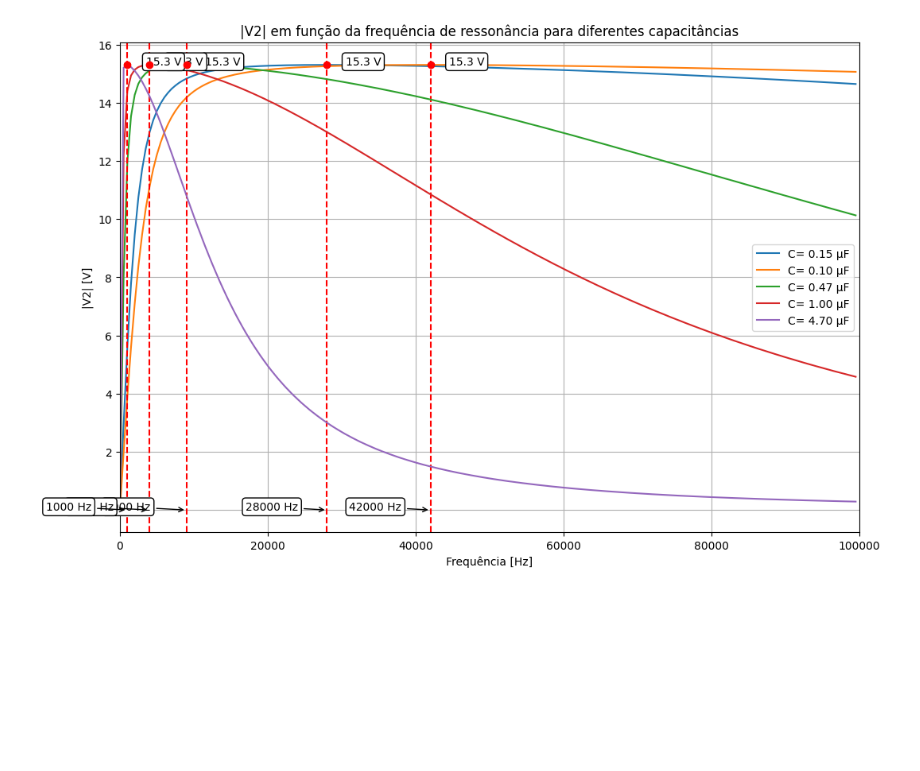
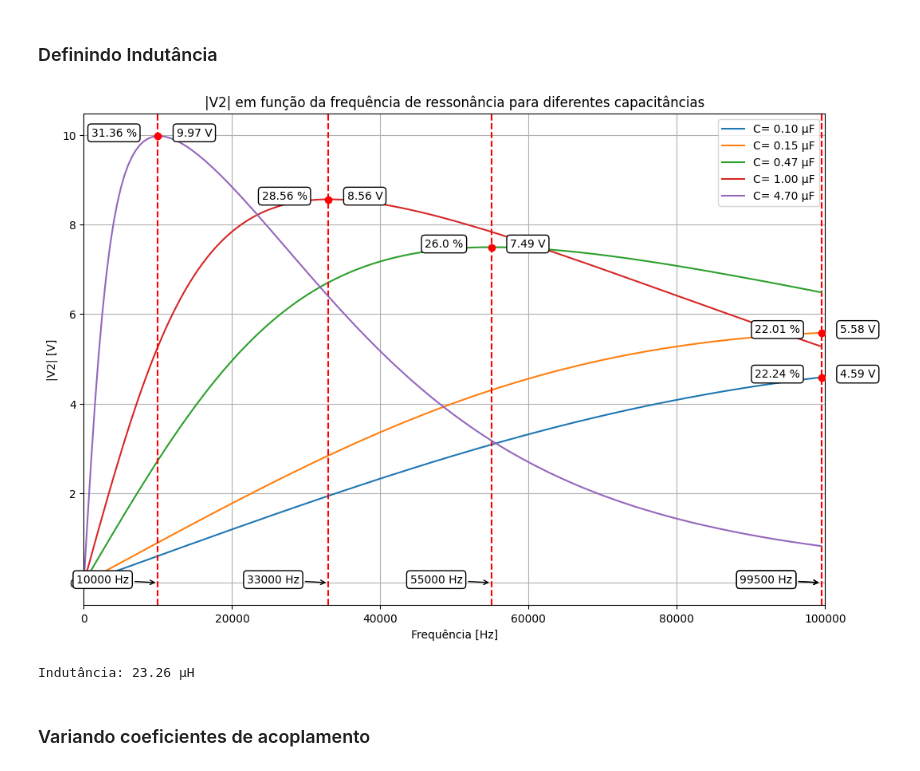
Before and after one commit to pabdutra/wpt, a Jupyter notebook: projeto.ipynb, the cells around one changed output. Drawn from its saved outputs; the diff is of its cells as text; code cells hidden in the pictures; blank space fills up the shorter version.

```diff
--- a/projeto.ipynb
+++ b/projeto.ipynb
@@ -198,0 +273,31 @@ plt.show()
+# %%
+fig, ax1 = plt.subplots(figsize=(12,8))
+ax2 = ax1.twinx()
+
+
+for C in listaC:
+    C1 = C2 = C
+    listaI1= []
+    listaIc= []
+
+    for f in PossiveisFreq:
+        w = 2*math.pi*f
+        L1 = L2 = 1/((w**2)*C)
+        R1 = R2 = calculaR(f)
+        i1, i2, ic , V2 = calculaTransformadorParalelo(kFixo, f)
+
+        listaI1.append(np.abs(i1))
+        listaIc.append(np.abs(ic))
+
+    ax1.plot(PossiveisFreq, listaI1, "--")
+    ax2.plot(PossiveisFreq, listaIc, label=f'C= {C*1e6:0.2f} µF')
+
+
+plt.title("Correntes i1 e i2 para C2 em Paralelo")
+ax1.set_xlabel("Frequência de ressonância [Hz]")
+ax1.set_ylabel("Corrente de entrada |i1| [A] (--)")
+ax2.set_ylabel("Corrente induzida |ic| [A]")
+plt.xlim(0,100e3)
+plt.grid(True)
+plt.legend()
+plt.show()
@@ -199,9 +359,7 @@ plt.show()
+# %% [markdown]
+### Definindo Indutância
 # %%
 plt.figure(figsize=(12,8))
-
-listaC = [150e-9, 0.1e-6, 0.47e-6, 1e-6, 4.7e-6]
-listaV2total = []
-listaFreqMax = []
 
 
 for C in listaC:
@@ -211,34 +369,47 @@ for C in listaC:
     freqMax = 0
 
     for f in PossiveisFreq:
         w = 2*math.pi*f
         L1 = L2 = 1/((w**2)*C)
+        R1 = R2 = calculaR(f)
         i1, i2, ic , V2 = calculaTransformadorParalelo(kFixo, f)
 
         listaV2.append(abs(V2))
         if abs(V2) > maxV2:
             maxV2 = abs(V2)
             freqMax = f
+            eficiencia = (((1/2)*V2*i2.conjugate()).real/((1/2)*Ufonte*i1.conjugate()).real)*100
 
-    listaV2total.append(listaV2)
-    listaFreqMax.append(freqMax)
 
     plt.axvline(x=freqMax, ymin=0, ymax=1, c='r', ls='--')
     plt.annotate(f'{freqMax:.0f} Hz', (freqMax, 0), xytext=(freqMax-11000, 0), bbox=dict(boxstyle='round', fc='w', ec='k', lw=1), arrowprops=dict(arrowstyle='->'))
 
     plt.scatter(freqMax, maxV2, color='red', zorder=5)
     plt.annotate(f'{round(maxV2, 2)} V', (freqMax, maxV2), xytext=(freqMax+2500, maxV2), bbox=dict(boxstyle='round', fc='w', ec='k', lw=1))
+    plt.annotate(f'{round(eficiencia, 2)} %', (freqMax, maxV2), xytext=(freqMax-9000, maxV2), bbox=dict(boxstyle='round', fc='w', ec='k', lw=1))
 
     plt.plot(PossiveisFreq, listaV2, label=f'C= {C*1e6:0.2f} µF')
 
 
 plt.title("|V2| em função da frequência de ressonância para diferentes capacitâncias")
-plt.xlabel("Frequência de ressonância [Hz]")
+plt.xlabel("Frequência [Hz]")
 plt.ylabel("|V2| [V]")
 plt.xlim(0,100e3)
 plt.grid(True)
 plt.legend()
 plt.savefig('img/capacitancias.png')
 plt.show()
 # %% [output]
-[figure, old version]
+[figure, new version]
+# %%
+C = 1e-6
+freqFixo = 33000
+
+w = 2*math.pi*freqFixo
+L = 1/((w**2)*C)
+
+print(f"Indutância: {L*1e6:.2f} µH")
+# %% [output]
+Indutância: 23.26 µH
+# %% [markdown]
+### Variando coeficientes de acoplamento
```
Also changed, not shown: parts of 19 cells of this notebook, 1 other file.
